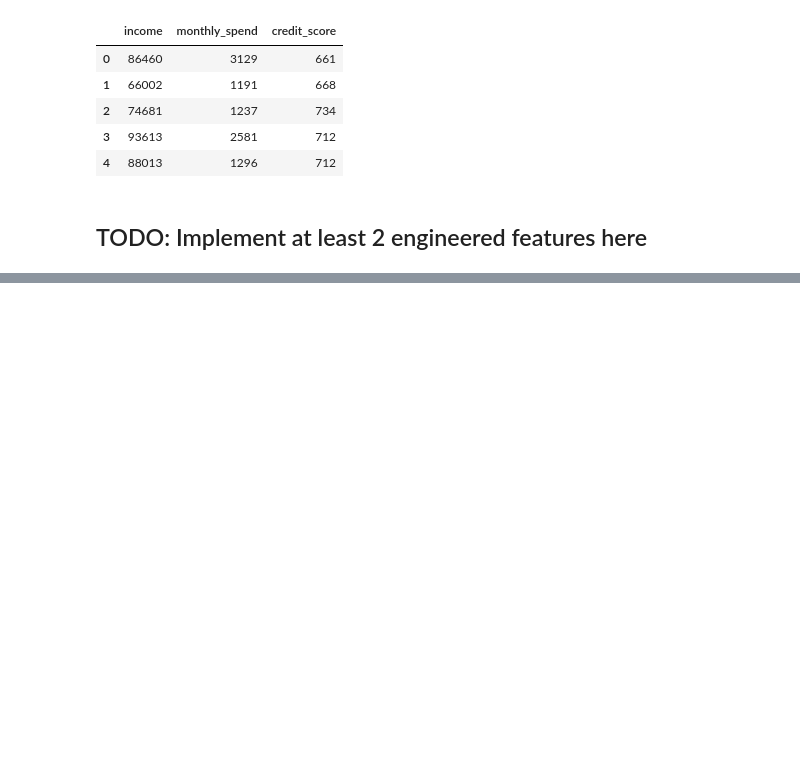
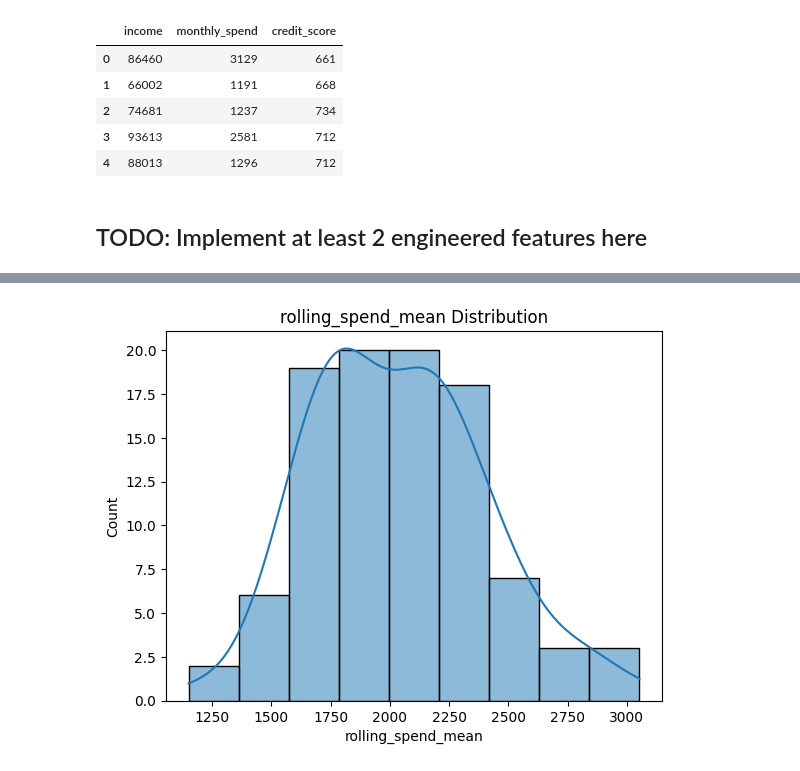
Before and after one commit to Junkuang19/bootcamp_Junkuang_Lai, a Jupyter notebook: Bootcamp_Junkuang_Lai/homework/stage09/stage09_feature-engineering_homework.ipynb, the cells around one changed output, grey strips where cells are left out. Cells and saved outputs as stored; diff of their text form; code cells hidden in the pictures; blank space fills up the shorter version.

```diff
--- a/Bootcamp_Junkuang_Lai/homework/stage09/stage09_feature-engineering_homework.ipynb
+++ b/Bootcamp_Junkuang_Lai/homework/stage09/stage09_feature-engineering_homework.ipynb
@@ -39,0 +60,7 @@ Explain why this feature may help a model. Reference your EDA.
+# %%
+# TODO: histogram + KDE for a key variable
+sns.histplot(df['rolling_spend_mean'], kde=True)
+plt.title('rolling_spend_mean Distribution')
+plt.show()
+# %% [output]
+[figure, added]
```
Also changed, not shown: parts of 11 cells of this notebook.
